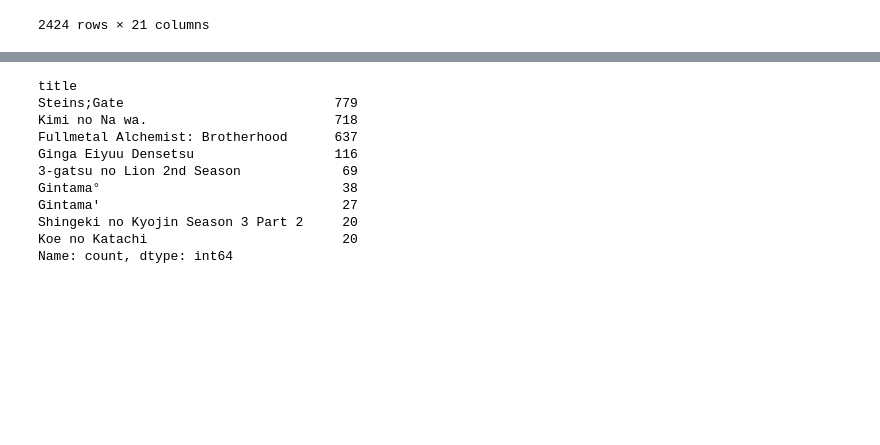
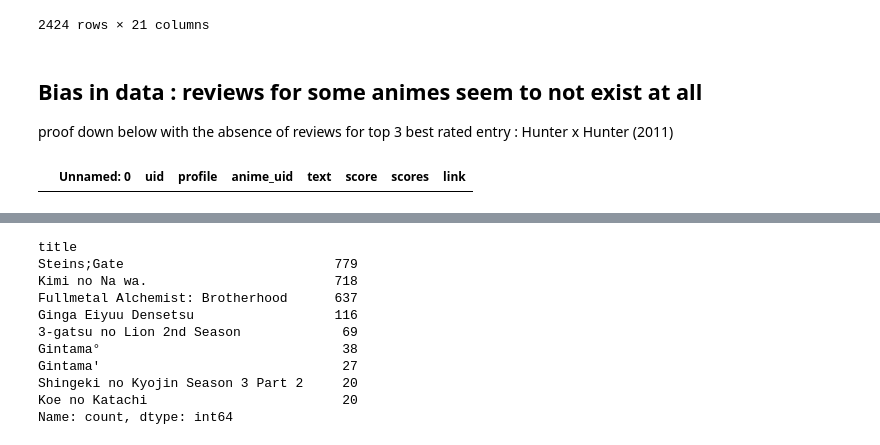
Before and after one commit to qxzjy/anime-recommendation-engine, a Jupyter notebook: notebook/EDA.ipynb, the cells around one changed output, grey strips where cells are left out. Drawn from its saved outputs; the diff is of its cells as text; code cells hidden in the pictures; blank space fills up the shorter version.

Commit message:
Standstill on part 3 of EDA, discovery of a bias due to missing data

```diff
--- a/notebook/EDA.ipynb
+++ b/notebook/EDA.ipynb
@@ -255,3 +246,11 @@ reviews_for_top10
 | 2422 | 50894 | 275431 | Janero | 5114 | \n \n \n \n ... | 10 | {'Overall': '10', 'Story': '10', ... | https://myanimelist.net/reviews.p... | 3 | 5114 | ... |
 | 2423 | 50895 | 312427 | LifeGun | 5114 | \n \n \n \n ... | 10 | {'Overall': '10', 'Story': '0', '... | https://myanimelist.net/reviews.p... | 3 | 5114 | ... |
 2424 rows × 21 columns
+# %% [markdown]
+## Bias in data : reviews for some animes seem to not exist at all
+proof down below with the absence of reviews for top 3 best rated entry : Hunter x Hunter (2011)
+# %%
+filter_hunter = df_reviews[df_reviews['anime_uid'] == 11061]
+filter_hunter
+# %% [output]
+|  | Unnamed: 0 | uid | profile | anime_uid | text | score | scores | link |
```
Also changed, not shown: parts of 13 cells of this notebook.
